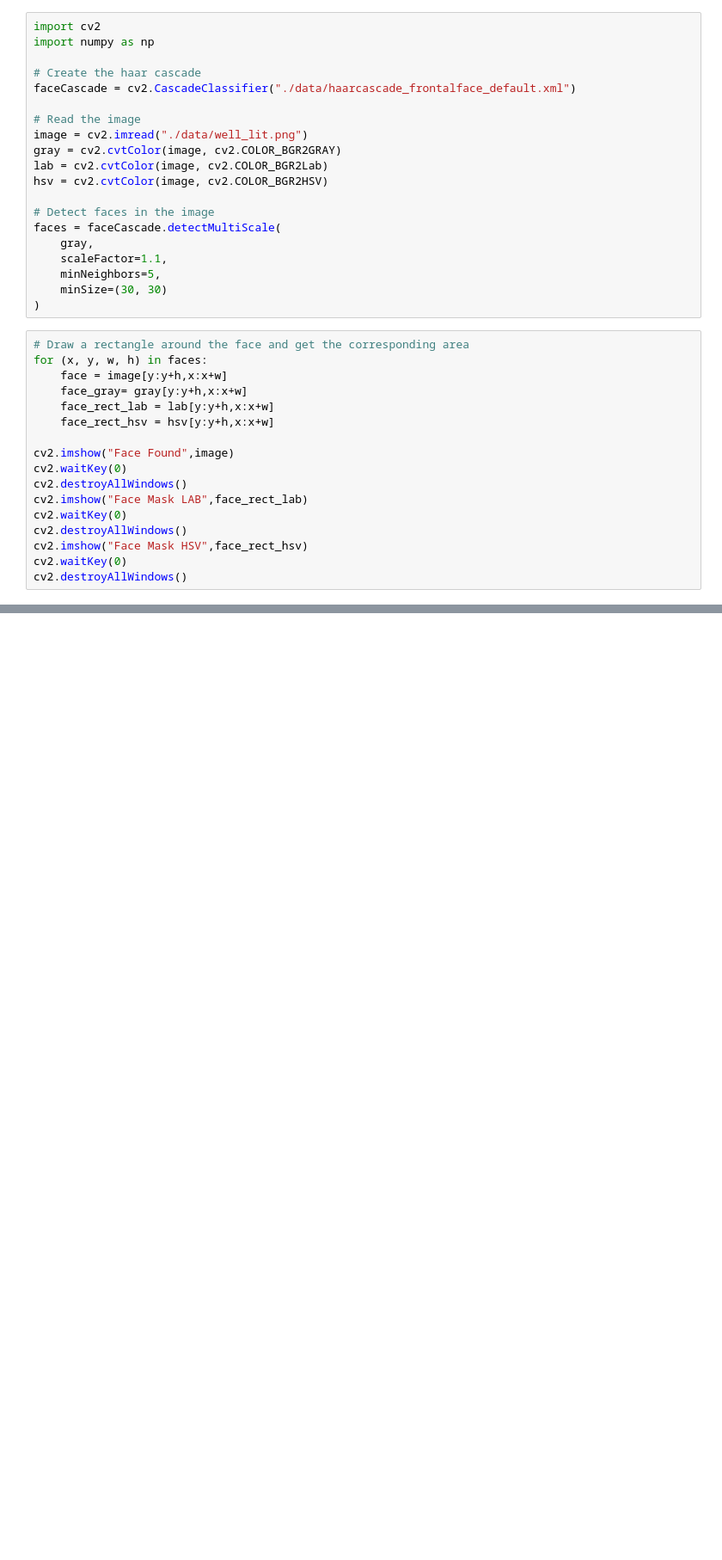
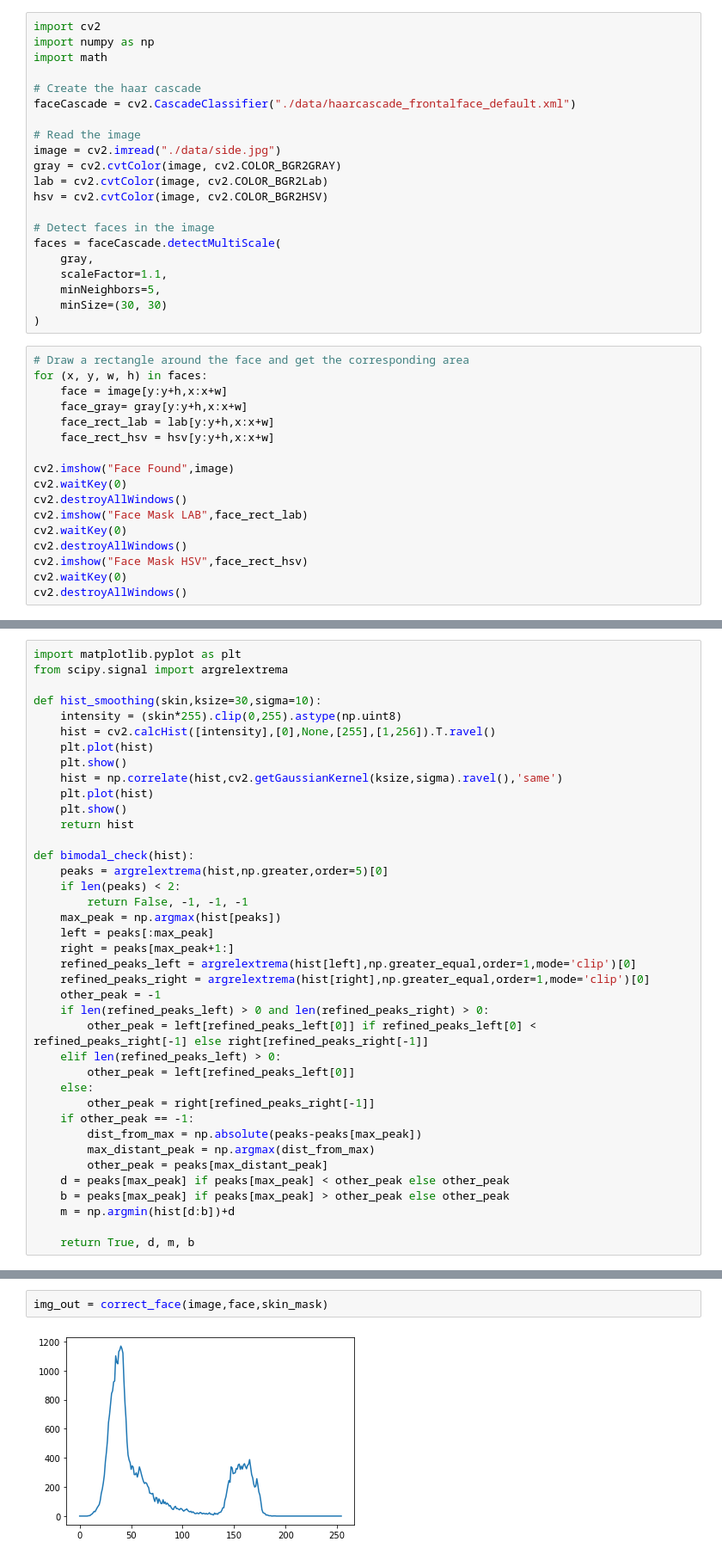
Before and after one commit to g-batalhao-a/DIA, a Jupyter notebook: Assignment 1/Assignment1.ipynb, the cells around one changed output, grey strips where cells are left out. Shown at 86% size. Drawn from its saved outputs; the diff is of its cells as text; blank space fills up the shorter version.

Commit message:
Add all steps of face enhancement, showing white

```diff
--- a/Assignment 1/Assignment1.ipynb
+++ b/Assignment 1/Assignment1.ipynb
@@ -11,12 +7,13 @@ Successfully installed opencv-python-4.6.0.66
 # %%
 import cv2
 import numpy as np
+import math
 
 # Create the haar cascade
 faceCascade = cv2.CascadeClassifier("./data/haarcascade_frontalface_default.xml")
 
 # Read the image
-image = cv2.imread("./data/well_lit.png")
+image = cv2.imread("./data/side.jpg")
 gray = cv2.cvtColor(image, cv2.COLOR_BGR2GRAY)
 lab = cv2.cvtColor(image, cv2.COLOR_BGR2Lab)
 hsv = cv2.cvtColor(image, cv2.COLOR_BGR2HSV)
@@ -100,3 +118,42 @@ cv2.destroyAllWindows()
+# %%
+import matplotlib.pyplot as plt
+from scipy.signal import argrelextrema
+
+def hist_smoothing(skin,ksize=30,sigma=10):
+    intensity = (skin*255).clip(0,255).astype(np.uint8)
+    hist = cv2.calcHist([intensity],[0],None,[255],[1,256]).T.ravel()
+    plt.plot(hist)
+    plt.show()
+    hist = np.correlate(hist,cv2.getGaussianKernel(ksize,sigma).ravel(),'same')
+    plt.plot(hist)
+    plt.show()
+    return hist
+
+def bimodal_check(hist):
+    peaks = argrelextrema(hist,np.greater,order=5)[0]
+    if len(peaks) < 2:
+        return False, -1, -1, -1
+    max_peak = np.argmax(hist[peaks])
+    left = peaks[:max_peak]
+    right = peaks[max_peak+1:]
+    refined_peaks_left = argrelextrema(hist[left],np.greater_equal,order=1,mode='clip')[0]
+    refined_peaks_right = argrelextrema(hist[right],np.greater_equal,order=1,mode='clip')[0]
+    other_peak = -1
+    if len(refined_peaks_left) > 0 and len(refined_peaks_right) > 0:
+        other_peak = left[refined_peaks_left[0]] if refined_peaks_left[0] < refined_peaks_right[-1] else right[refined_peaks_right[-1]]
+    elif len(refined_peaks_left) > 0:
+        other_peak = left[refined_peaks_left[0]]
+    else:
+        other_peak = right[refined_peaks_right[-1]]
+    if other_peak == -1:
+        dist_from_max = np.absolute(peaks-peaks[max_peak])
+        max_distant_peak = np.argmax(dist_from_max)
+        other_peak = peaks[max_distant_peak]
+    d = peaks[max_peak] if peaks[max_peak] < other_peak else other_peak
+    b = peaks[max_peak] if peaks[max_peak] > other_peak else other_peak
+    m = np.argmin(hist[d:b])+d
+
+    return True, d, m, b
 # %%
 """
 Algorithm 1. CorrectFace(I,F,Mskin)
@@ -133,0 +261,4 @@ with intensity ≤ m
+# %%
+img_out = correct_face(image,face,skin_mask)
+# %% [output]
+[figure, added]
```
Also changed, not shown: parts of 6 cells of this notebook, 3 other files.
